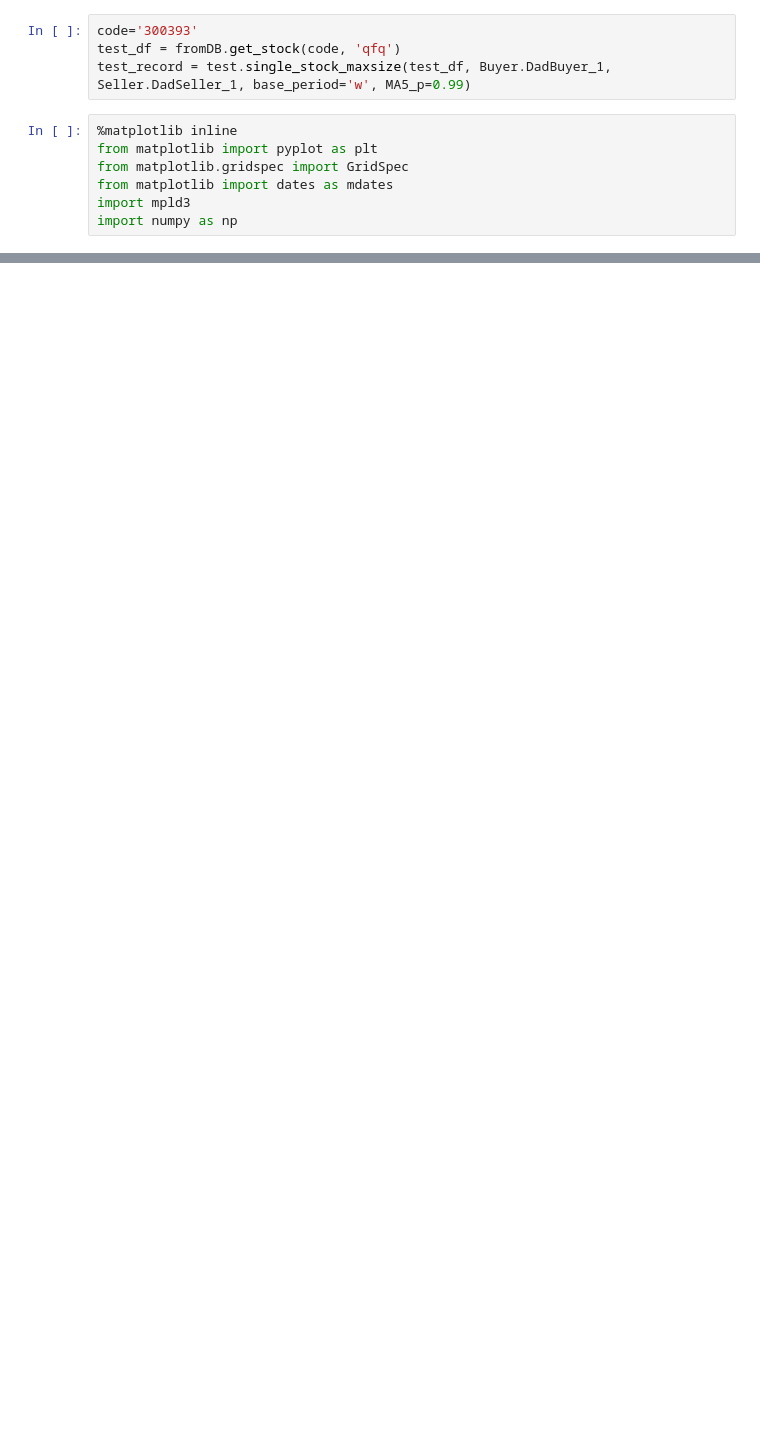
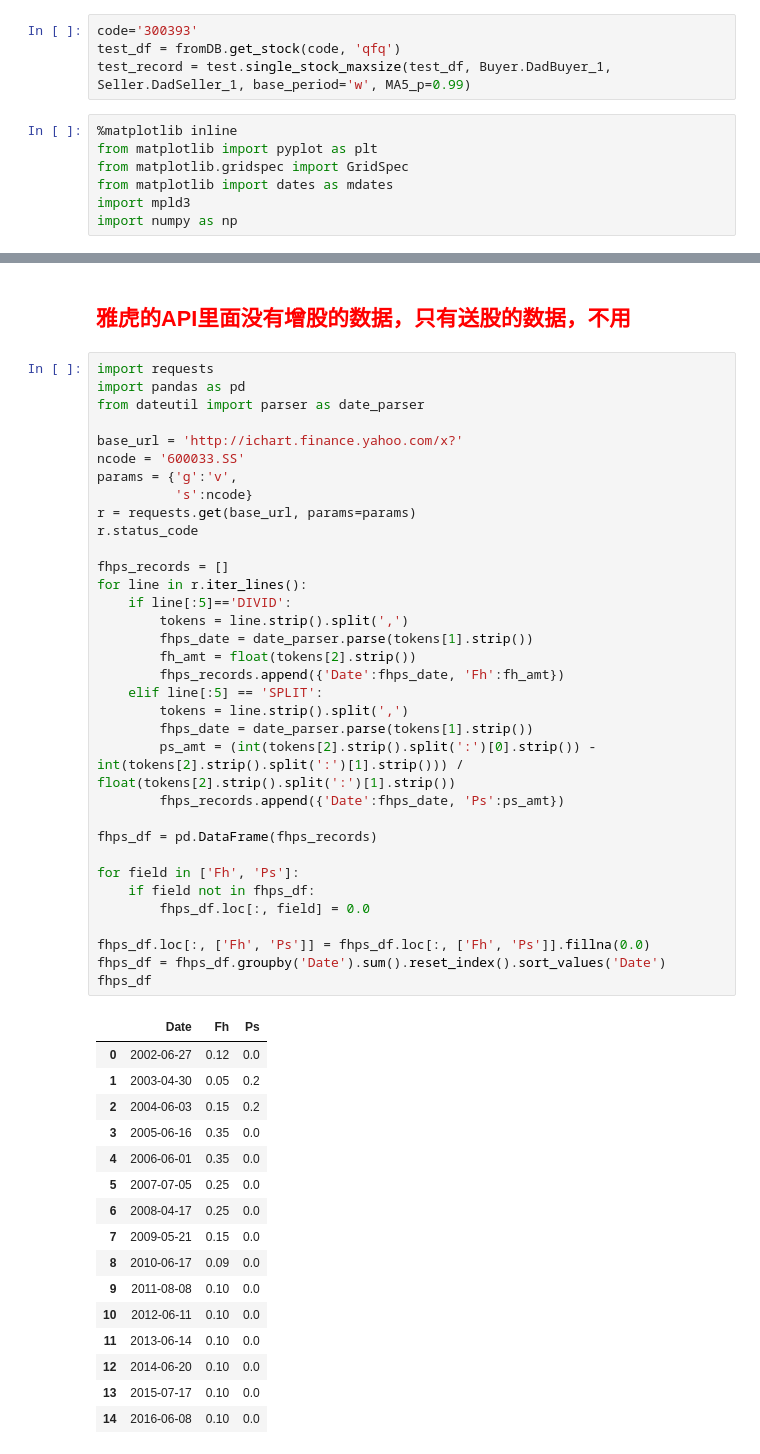
Before and after one commit to yugan2005/personalTrader, a Jupyter notebook: resources/scrapbook.ipynb, the cells around one changed output, grey strips where cells are left out. Drawn from its saved outputs; the diff is of its cells as text; blank space fills up the shorter version.

```diff
--- a/resources/scrapbook.ipynb
+++ b/resources/scrapbook.ipynb
@@ -154,0 +521,53 @@ mpld3.display()
+# %% [markdown]
+## <font color='red'>雅虎的API里面没有增股的数据，只有送股的数据，不用</font>
+# %%
+import requests
+import pandas as pd
+from dateutil import parser as date_parser
+
+base_url = 'http://ichart.finance.yahoo.com/x?'
+ncode = '600033.SS'
+params = {'g':'v',
+          's':ncode}
+r = requests.get(base_url, params=params)
+r.status_code
+
+fhps_records = []
+for line in r.iter_lines():
+    if line[:5]=='DIVID':
+        tokens = line.strip().split(',')
+        fhps_date = date_parser.parse(tokens[1].strip())
+        fh_amt = float(tokens[2].strip())
+        fhps_records.append({'Date':fhps_date, 'Fh':fh_amt})
+    elif line[:5] == 'SPLIT':
+        tokens = line.strip().split(',')
+        fhps_date = date_parser.parse(tokens[1].strip())
+        ps_amt = (int(tokens[2].strip().split(':')[0].strip()) - int(tokens[2].strip().split(':')[1].strip())) / float(tokens[2].strip().split(':')[1].strip())
+        fhps_records.append({'Date':fhps_date, 'Ps':ps_amt})
+
+fhps_df = pd.DataFrame(fhps_records)
+
+for field in ['Fh', 'Ps']:
+    if field not in fhps_df:
+        fhps_df.loc[:, field] = 0.0
+
+fhps_df.loc[:, ['Fh', 'Ps']] = fhps_df.loc[:, ['Fh', 'Ps']].fillna(0.0)
+fhps_df = fhps_df.groupby('Date').sum().reset_index().sort_values('Date')
+fhps_df
+# %% [output]
+|  | Date | Fh | Ps |
+| 0 | 2002-06-27 | 0.12 | 0.0 |
+| 1 | 2003-04-30 | 0.05 | 0.2 |
+| 2 | 2004-06-03 | 0.15 | 0.2 |
+| 3 | 2005-06-16 | 0.35 | 0.0 |
+| 4 | 2006-06-01 | 0.35 | 0.0 |
+| 5 | 2007-07-05 | 0.25 | 0.0 |
+| 6 | 2008-04-17 | 0.25 | 0.0 |
+| 7 | 2009-05-21 | 0.15 | 0.0 |
+| 8 | 2010-06-17 | 0.09 | 0.0 |
+| 9 | 2011-08-08 | 0.10 | 0.0 |
+| 10 | 2012-06-11 | 0.10 | 0.0 |
+| 11 | 2013-06-14 | 0.10 | 0.0 |
+| 12 | 2014-06-20 | 0.10 | 0.0 |
+| 13 | 2015-07-17 | 0.10 | 0.0 |
+| 14 | 2016-06-08 | 0.10 | 0.0 |
```
Also changed, not shown: parts of 101 cells of this notebook, 19 other files.
